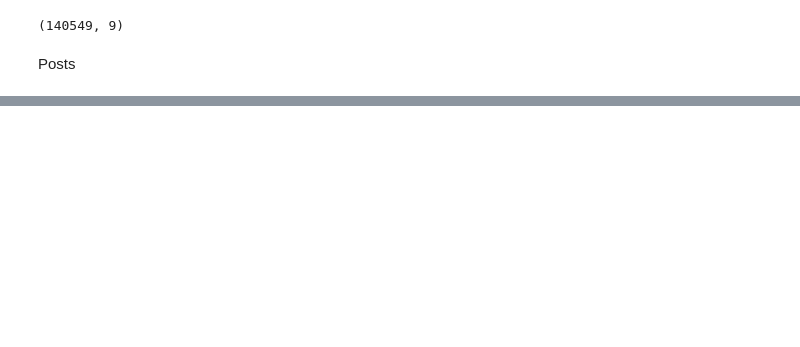
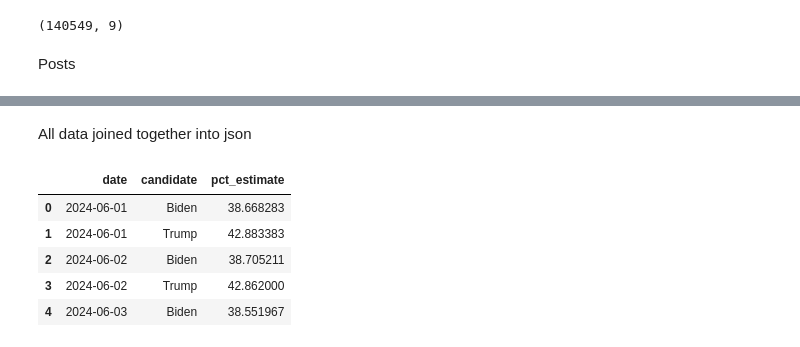
Before and after one commit to bnvulpe/votecore, a Jupyter notebook: scripts/dataset_creation.ipynb, the cells around one changed output, grey strips where cells are left out. Drawn from its saved outputs; the diff is of its cells as text; code cells hidden in the pictures; blank space fills up the shorter version.

Commit message:
full json test

```diff
--- a/scripts/dataset_creation.ipynb
+++ b/scripts/dataset_creation.ipynb
@@ -214,3 +214,5 @@ final_df.head()
 | 9 | politics | t3_1de9brx | 2024-06-12 17:23:13 | 3417 | 0.99 | Donald Trump says Ken Paxton woul... | If he wins the White House back, ... | 2024-06-12 |
 # %%
 final_df.to_csv(os.path.join(output_dir, "posts.csv"), index=False)
+# %% [markdown]
+All data joined together into json
@@ -216,0 +224,9 @@ final_df.to_csv(os.path.join(output_dir, "posts.csv"), index=False)
+# %%
+polls.head()
+# %% [output]
+|  | date | candidate | pct_estimate |
+| 0 | 2024-06-01 | Biden | 38.668283 |
+| 1 | 2024-06-01 | Trump | 42.883383 |
+| 2 | 2024-06-02 | Biden | 38.705211 |
+| 3 | 2024-06-02 | Trump | 42.862000 |
+| 4 | 2024-06-03 | Biden | 38.551967 |
```
Also changed, not shown: parts of 4 cells of this notebook, 1 other file.
